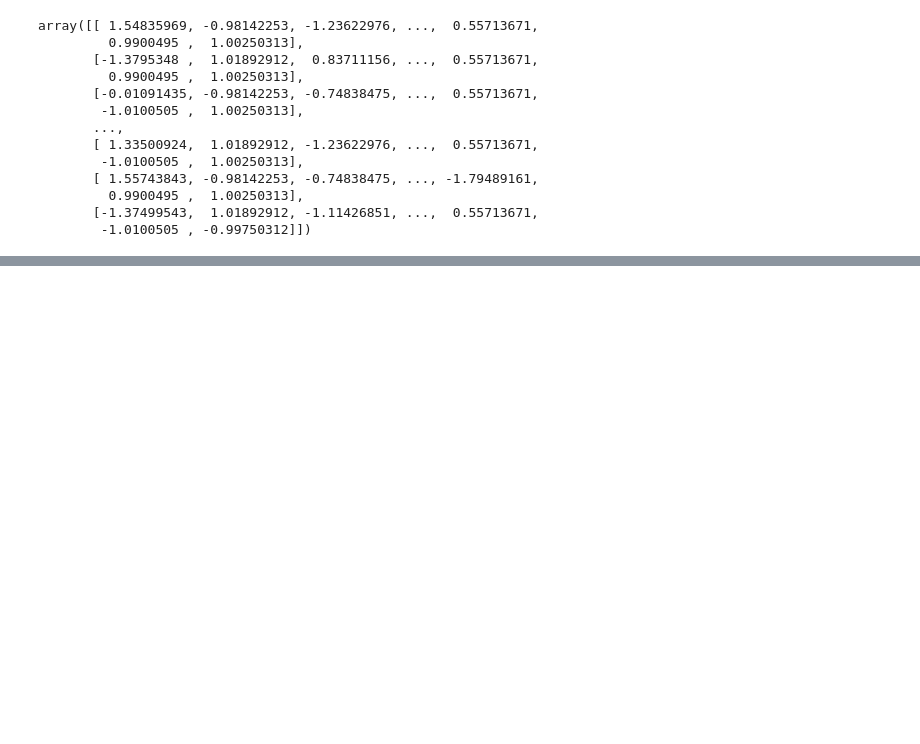
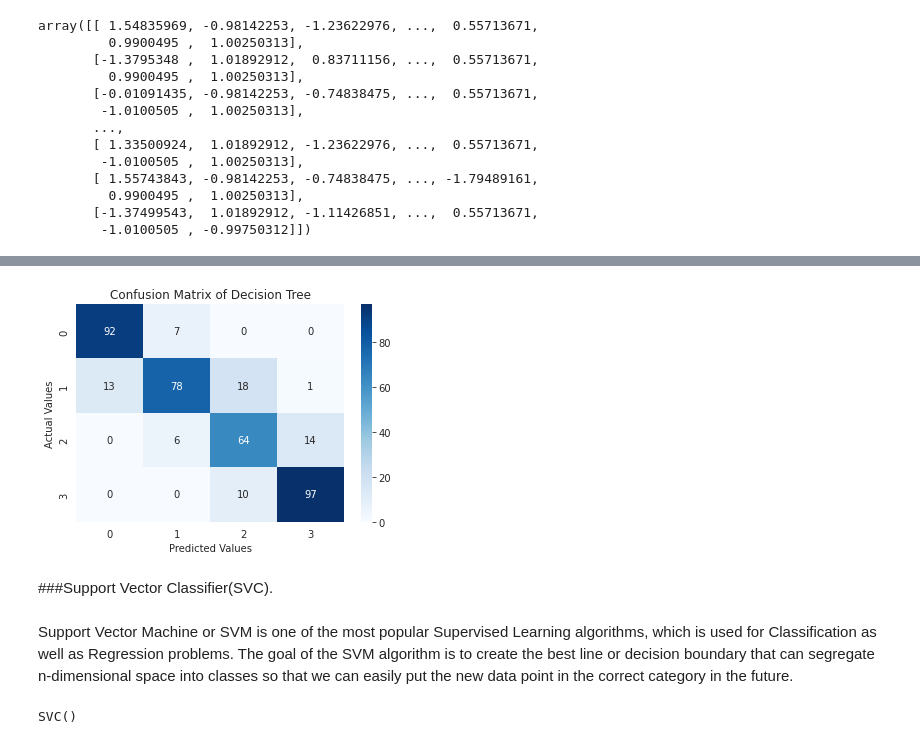
Before and after one commit to Amankr351/Mobile-Price-Range-Prediction, a Jupyter notebook: Mobile_Price_Range_Prediction.ipynb, the cells around one changed output, grey strips where cells are left out. Saved outputs shown, nothing was run; the diff lists cells and outputs as text; code cells hidden in the pictures; blank space fills up the shorter version.

```diff
--- a/Mobile_Price_Range_Prediction.ipynb
+++ b/Mobile_Price_Range_Prediction.ipynb
@@ -365,3 +307,0 @@ plt.show()
-# %%
-lr=LogisticRegression()
-lr.fit(X_train,Y_train)
@@ -420,3 +307,0 @@ plt.show()
-# %%
-knn = KNeighborsClassifier(n_neighbors = 5)
-knn.fit(X_train,Y_train)
@@ -474,0 +343,4 @@ plt.show()
+# %%
+#Training the Decision Tree model
+dtc_model = DecisionTreeClassifier()
+dtc_model.fit(X_train , Y_train)
@@ -474,0 +349,4 @@ plt.show()
+# %%
+#Predicting the value of the dependent variable for test dataset
+pred_dtc = dtc_model.predict(X_test)
+pred_dtc
@@ -474,0 +392,20 @@ plt.show()
+# %%
+#Confusion Matrix of Decision Tree
+cf_matrix_dtc = confusion_matrix(pred_dtc,Y_test)
+sns.heatmap(cf_matrix_dtc, annot=True, cmap='Blues')
+plt.title('Confusion Matrix of Decision Tree')
+plt.xlabel('Predicted Values')
+plt.ylabel('Actual Values')
+plt.show()
+# %% [output]
+[figure, added]
+# %% [markdown]
+###Support Vector Classifier(SVC).
+# %% [markdown]
+Support Vector Machine or SVM is one of the most popular Supervised Learning algorithms, which is used for Classification as well as Regression problems. The goal of the SVM algorithm is to create the best line or decision boundary that can segregate n-dimensional space into classes so that we can easily put the new data point in the correct category in the future.
+# %%
+#Training the support vector classifier(svc) model
+svc_model=SVC()
+svc_model.fit(X_train,Y_train)
+# %% [output]
+SVC()
```
Also changed, not shown: parts of 114 cells of this notebook.
